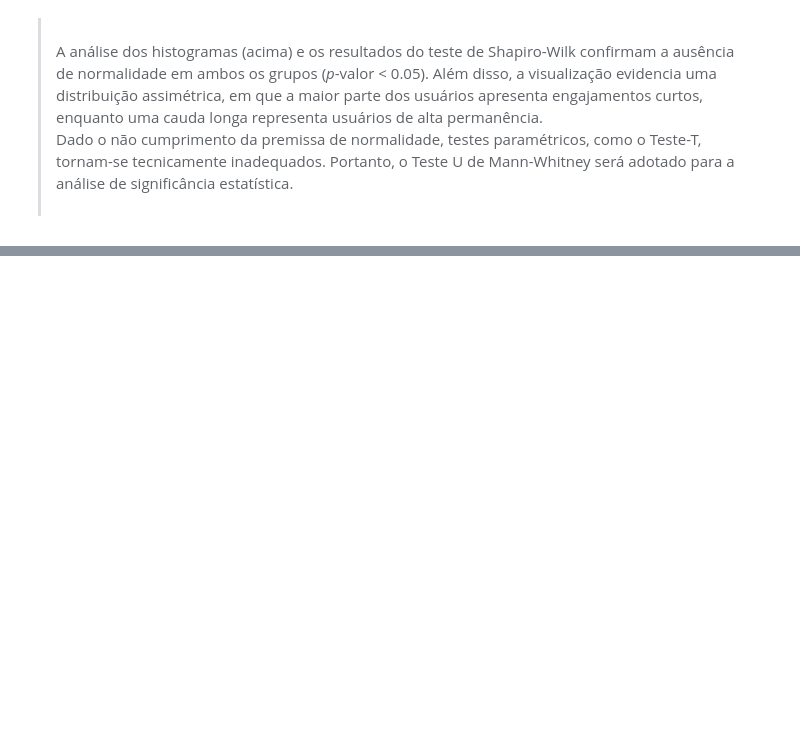
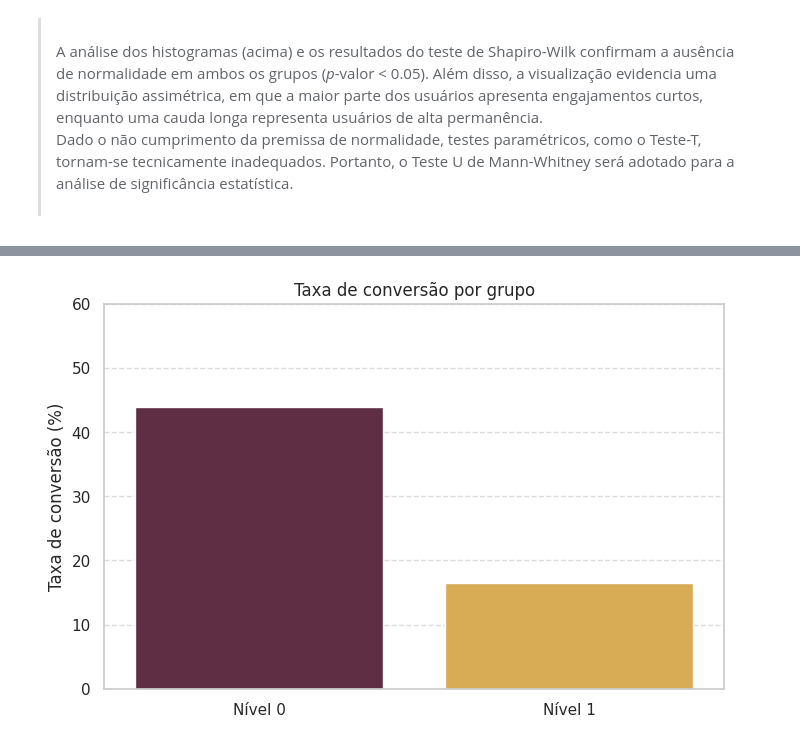
Before and after one commit to jandrexm/menu-lateral, a Jupyter notebook: notebook-analise.ipynb, the cells around one changed output, grey strips where cells are left out. Cells and saved outputs as stored; diff of their text form; code cells hidden in the pictures; blank space fills up the shorter version.

```diff
--- a/notebook-analise.ipynb
+++ b/notebook-analise.ipynb
@@ -501,0 +518,18 @@ plt.show()
+# %%
+# i. Calculando a taxa de conversão por grupo
+taxa_conversao = dados_tratados.groupby('group')['converted'].mean() * 100
+
+# ii. Barplot de taxa de conversão por grupo
+plt.figure(figsize=(8, 5))
+sns.barplot(x=taxa_conversao.index, y=taxa_conversao.values, hue=taxa_conversao.index, palette=paleta, legend=False)
+
+plt.title('Taxa de conversão por grupo', fontsize=12)
+plt.ylabel('Taxa de conversão (%)', fontsize=12)
+plt.xlabel('')
+plt.ylim(0, 60)
+plt.grid(axis='y', linestyle='--', alpha=0.7)
+
+plt.savefig(os.path.join(DIRETORIO_PLOTS, 'barplot_conversao.png'), dpi=300, bbox_inches='tight')
+plt.show()
+# %% [output]
+[figure, added]
```
Also changed, not shown: parts of 43 cells of this notebook.
